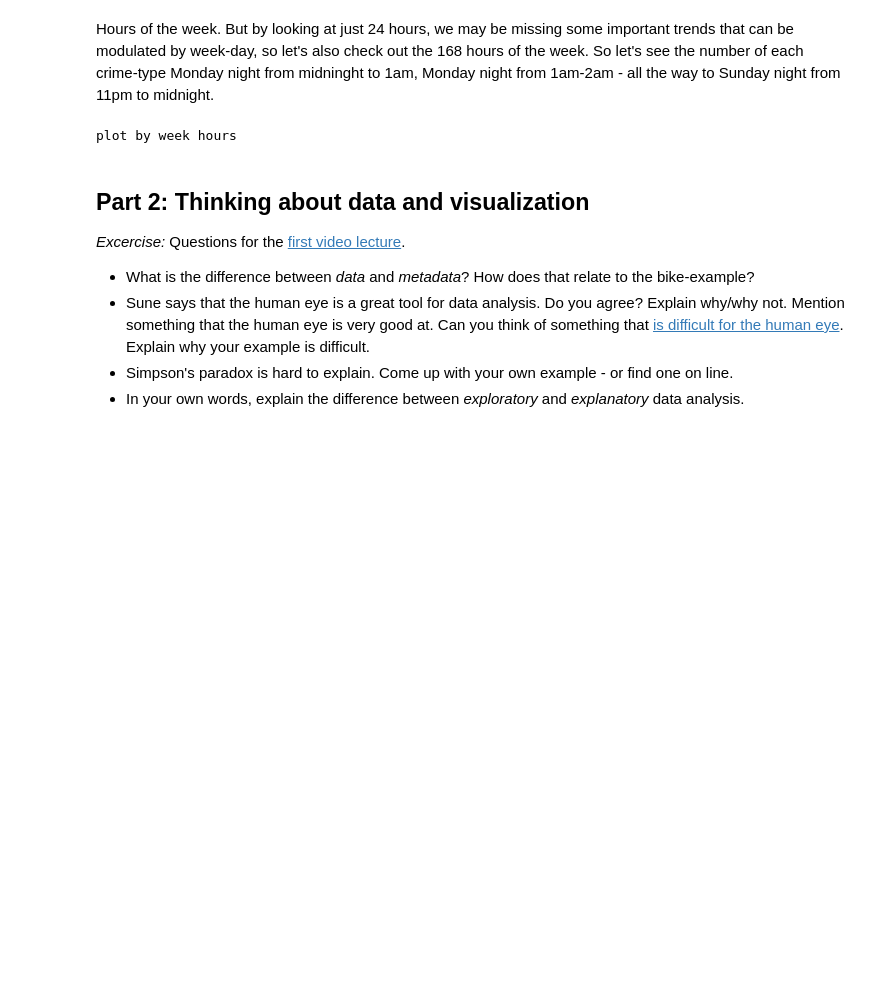
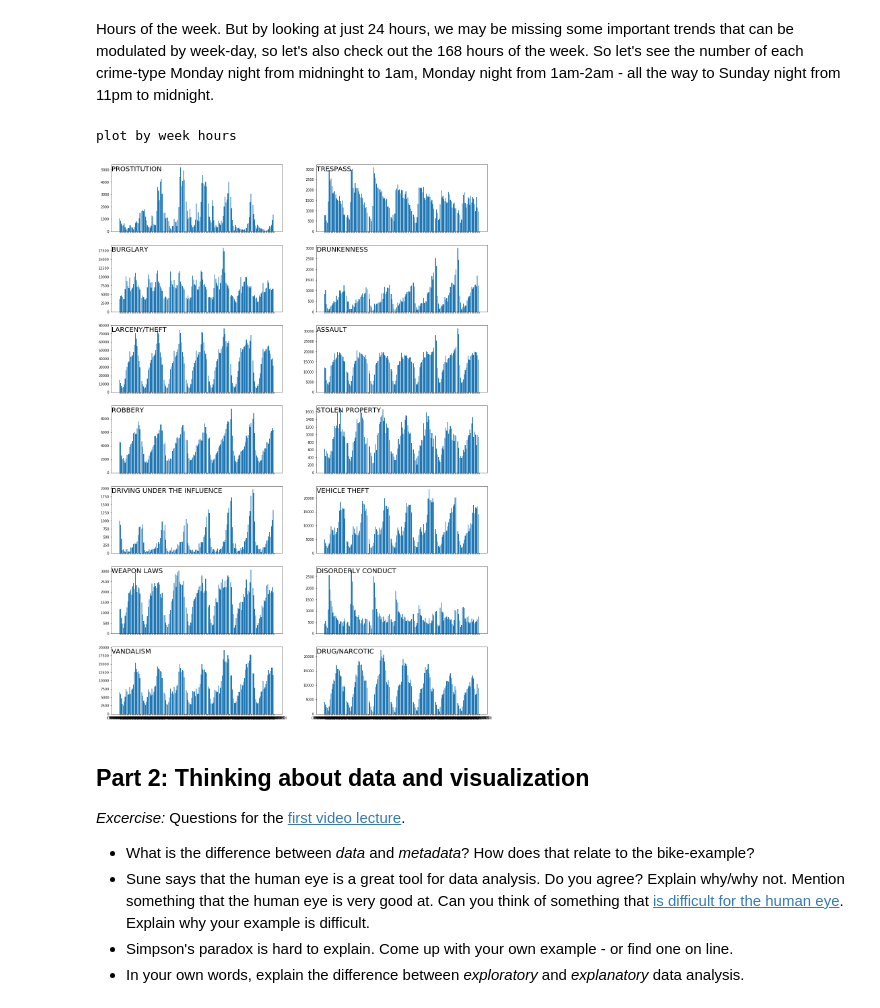
Before and after one commit to Yucheng-Ren/SocialDataAnalysis-Assignments, a Jupyter notebook: Assignment1George.ipynb, the cells around one changed output. Cells and saved outputs as stored; diff of their text form; code cells hidden in the pictures; blank space fills up the shorter version.

```diff
--- a/Assignment1George.ipynb
+++ b/Assignment1George.ipynb
@@ -132,9 +132,10 @@ plot by hours
 Hours of the week. But by looking at just 24 hours, we may be missing some important trends that can be modulated by week-day, so let's also check out the 168 hours of the week. So let's see the number of each crime-type Monday night from midninght to 1am, Monday night from 1am-2am - all the way to Sunday night from 11pm to midnight.
 # %%
 print("plot by week hours")
-plot(hoursOfWeekLabel, hwData, rotate=False)
+plot(hoursOfWeekLabel, hwData)
 # %% [output]
 plot by week hours
+[figure, added]
 # %% [markdown]
 ## Part 2: Thinking about data and visualization
 
```
